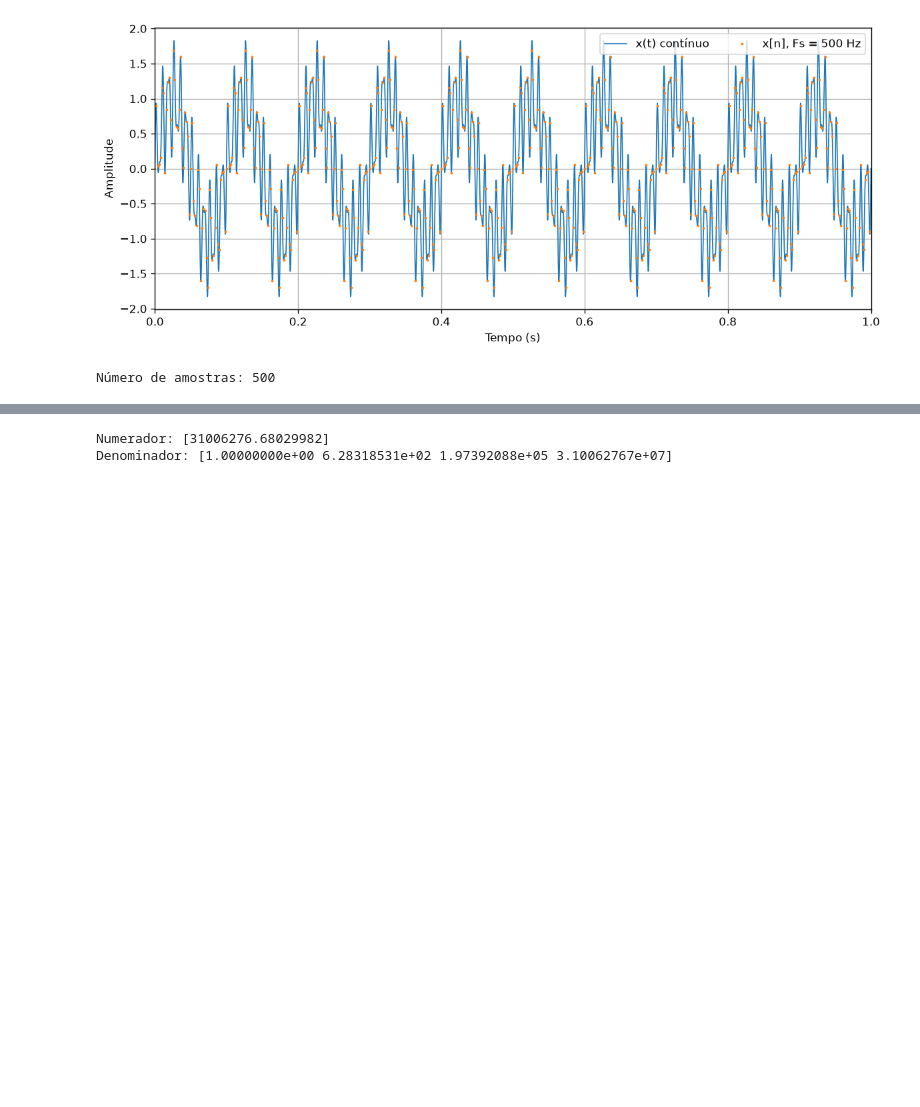
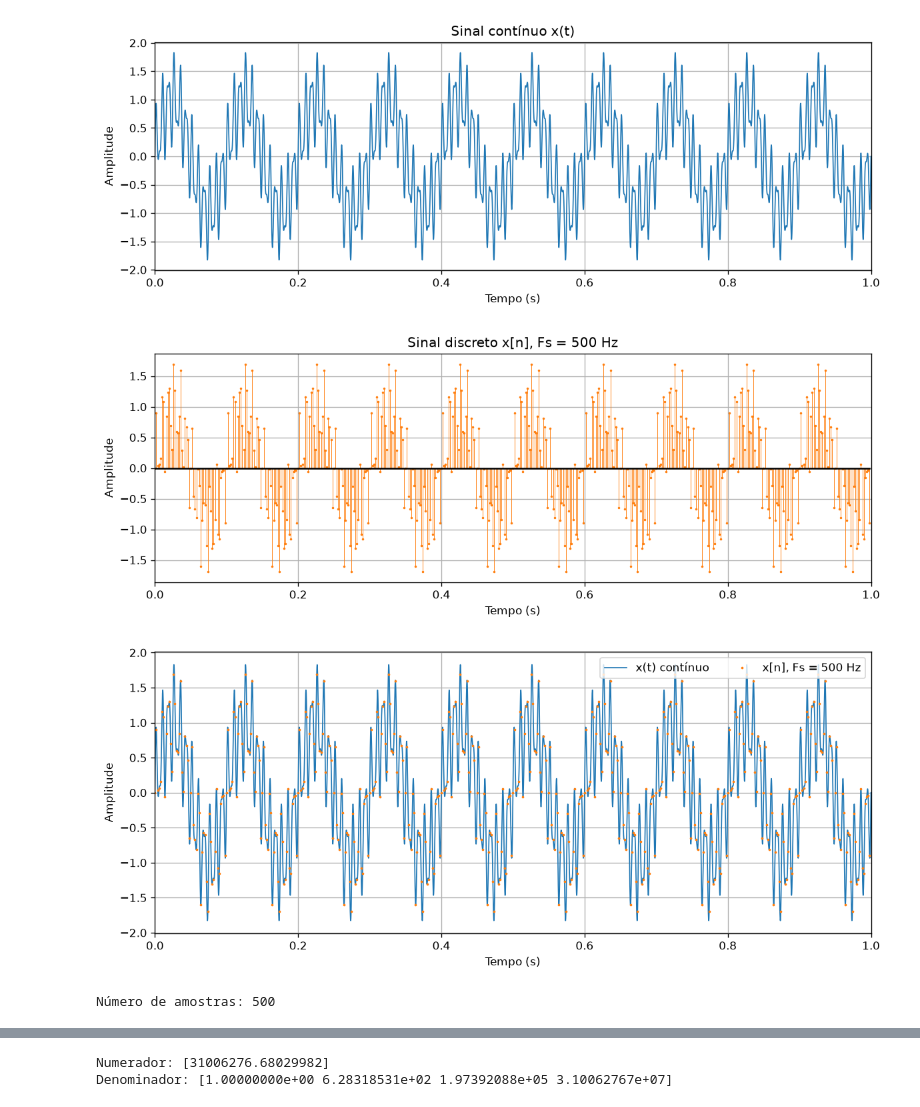
Before and after one commit to josevbrito/digital-signal-processing, a Jupyter notebook: avaliacao_3/PDS_ATV3.ipynb, the cells around one changed output, grey strips where cells are left out. Drawn from its saved outputs; the diff is of its cells as text; code cells hidden in the pictures; blank space fills up the shorter version.

```diff
--- a/avaliacao_3/PDS_ATV3.ipynb
+++ b/avaliacao_3/PDS_ATV3.ipynb
@@ -14,14 +19,22 @@ $x(t)=\sin(20\pi t)+0{,}6\sin(240\pi t)+0{,}3\sin(400\pi t)$ possui componentes
 # %%
 def sinal(t):
     t = np.asarray(t, dtype=float)
     return np.sin(20*np.pi*t) + 0.6*np.sin(240*np.pi*t) + 0.3*np.sin(400*np.pi*t)
 t_cont = np.linspace(0, DURACAO, 10001)
 t = np.arange(0, DURACAO, 1/FS); x = sinal(t)
+fig, ax = plt.subplots(figsize=(10,3.8)); ax.plot(t_cont,sinal(t_cont),color='C0',lw=1)
+ax.set(xlabel='Tempo (s)',ylabel='Amplitude',title='Sinal contínuo x(t)',xlim=(0,1)); fig.tight_layout()
+fig.savefig(OUT/'sinal_continuo.png'); plt.show()
+fig, ax = plt.subplots(figsize=(10,3.8)); marcador,hastes,base=ax.stem(t,x,linefmt='C1-',markerfmt='C1.',basefmt='k-')
+plt.setp(hastes,linewidth=0.55); plt.setp(marcador,markersize=2.2); ax.set(xlabel='Tempo (s)',ylabel='Amplitude',title='Sinal discreto x[n], Fs = 500 Hz',xlim=(0,1)); fig.tight_layout()
+fig.savefig(OUT/'sinal_amostrado_stem.png'); plt.show()
 fig, ax = plt.subplots(figsize=(10,4.3)); ax.plot(t_cont, sinal(t_cont), lw=1, label='x(t) contínuo')
 ax.plot(t, x, '.', ms=2.4, label='x[n], Fs = 500 Hz'); ax.set(xlabel='Tempo (s)', ylabel='Amplitude', xlim=(0,1)); ax.legend(ncol=2)
 fig.tight_layout(); fig.savefig(OUT/'sinal_continuo_amostrado.png'); plt.show()
 print('Número de amostras:', len(x))
 # %% [output]
-[figure, old version]
+[figure, new version]
+[figure, added]
+[figure, added]
 Número de amostras: 500
 # %% [markdown]
```
Also changed, not shown: parts of 10 cells of this notebook, 9 other files.
